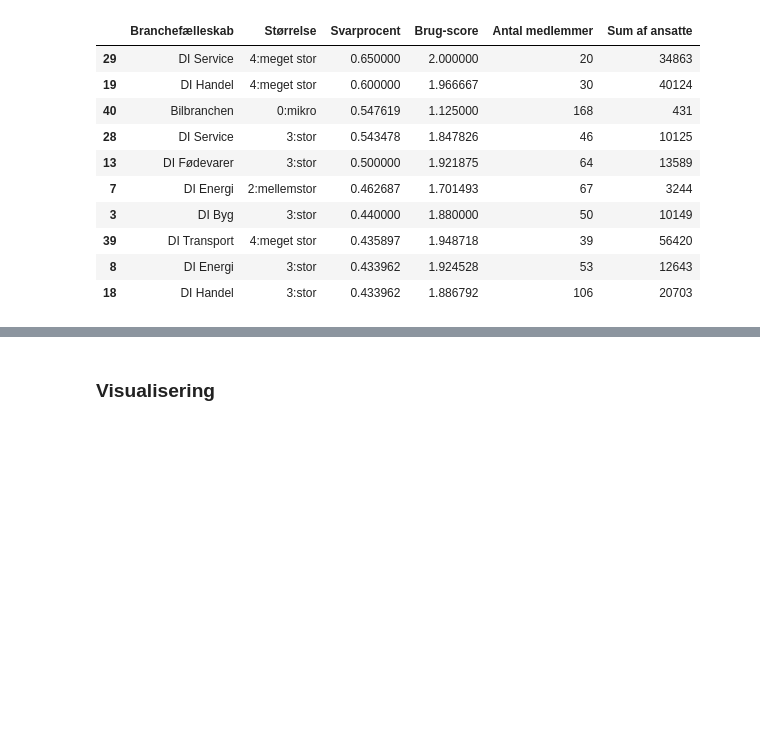
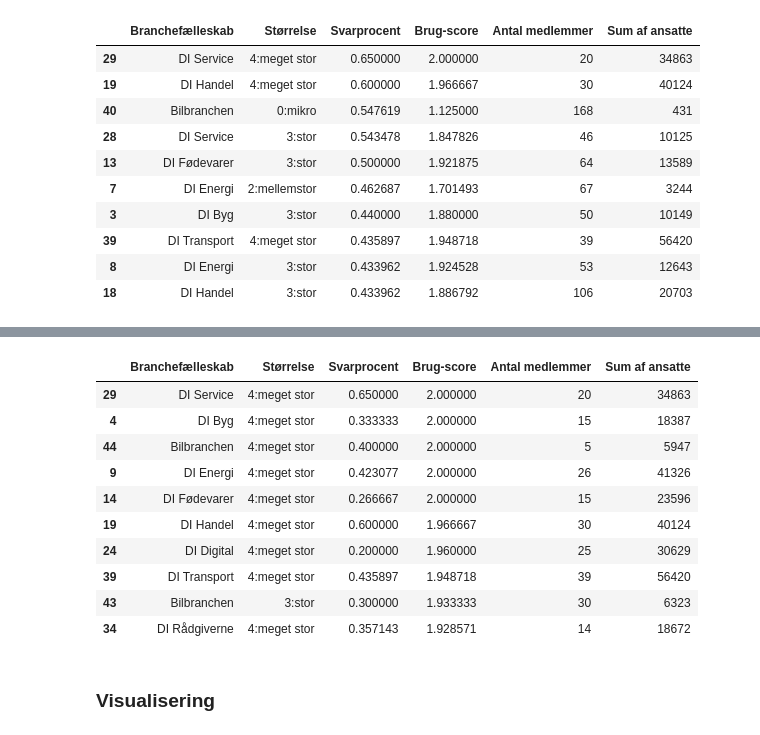
Before and after one commit to AlbertAlsbjerg/DO-case3-Anders-Albert, a Jupyter notebook: Kode-bilag5.ipynb, the cells around one changed output, grey strips where cells are left out. Drawn from its saved outputs; the diff is of its cells as text; code cells hidden in the pictures; blank space fills up the shorter version.

```diff
--- a/Kode-bilag5.ipynb
+++ b/Kode-bilag5.ipynb
@@ -478,3 +493,18 @@ output_df.head(10)
+# %%
+output_df = output_df.sort_values(by="Brug-score", ascending=False)
+output_df.head(10)
+# %% [output]
+|  | Branchefælleskab | Størrelse | Svarprocent | Brug-score | Antal medlemmer | Sum af ansatte |
+| 29 | DI Service | 4:meget stor | 0.650000 | 2.000000 | 20 | 34863 |
+| 4 | DI Byg | 4:meget stor | 0.333333 | 2.000000 | 15 | 18387 |
+| 44 | Bilbranchen | 4:meget stor | 0.400000 | 2.000000 | 5 | 5947 |
+| 9 | DI Energi | 4:meget stor | 0.423077 | 2.000000 | 26 | 41326 |
+| 14 | DI Fødevarer | 4:meget stor | 0.266667 | 2.000000 | 15 | 23596 |
+| 19 | DI Handel | 4:meget stor | 0.600000 | 1.966667 | 30 | 40124 |
+| 24 | DI Digital | 4:meget stor | 0.200000 | 1.960000 | 25 | 30629 |
+| 39 | DI Transport | 4:meget stor | 0.435897 | 1.948718 | 39 | 56420 |
+| 43 | Bilbranchen | 3:stor | 0.300000 | 1.933333 | 30 | 6323 |
+| 34 | DI Rådgiverne | 4:meget stor | 0.357143 | 1.928571 | 14 | 18672 |
 # %% [markdown]
 ### Visualisering
 # %%
```
Also changed, not shown: parts of 1 cell of this notebook.
